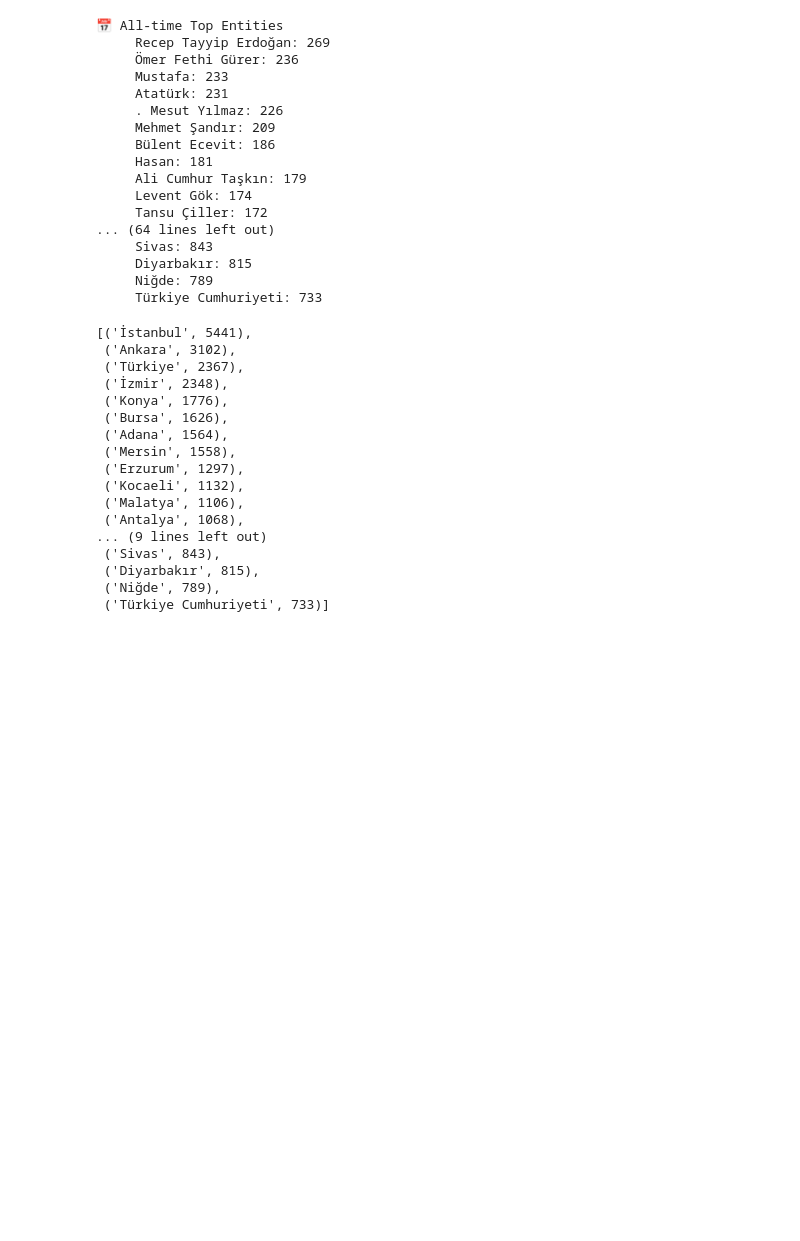
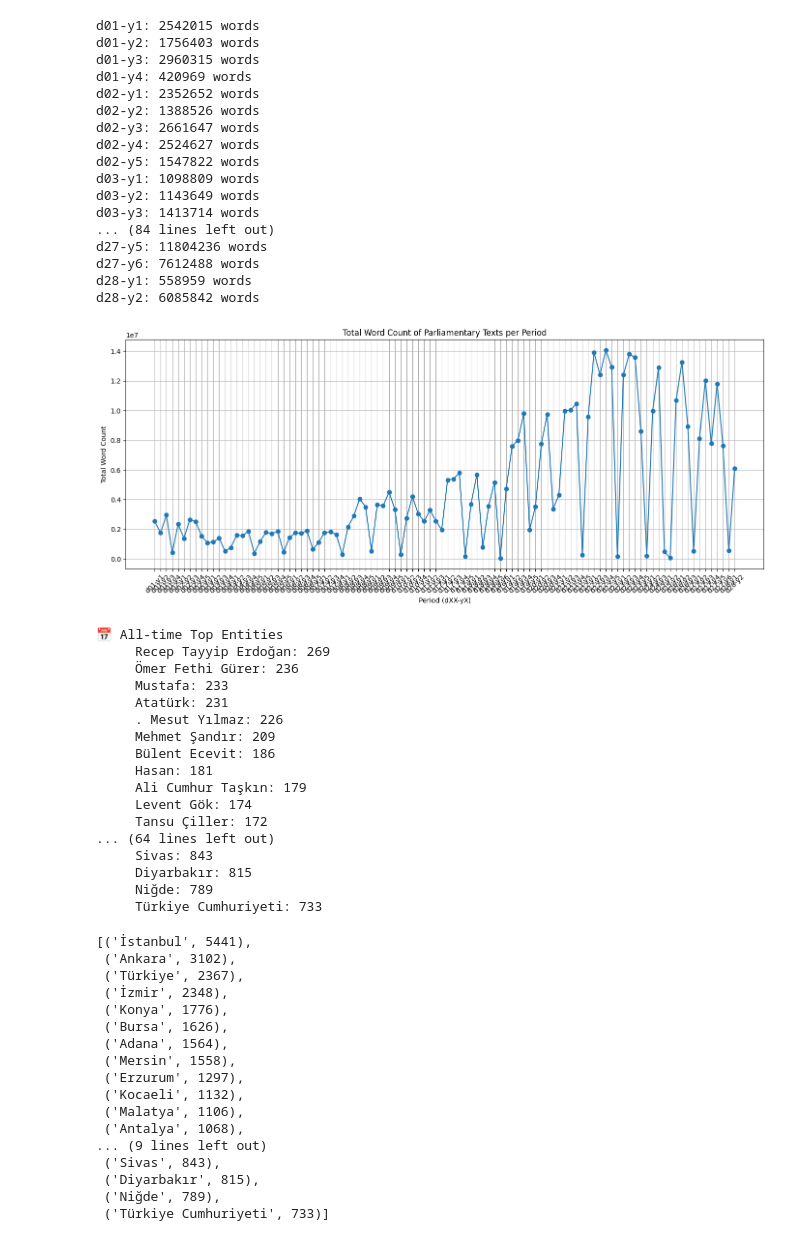
Before and after one commit to iremnuy/CMPE491, a Jupyter notebook: timeseries_entity_frequency_analysis.ipynb, the cells around one changed output. Cells and saved outputs as stored; diff of their text form; code cells hidden in the pictures; blank space fills up the shorter version.

```diff
--- a/timeseries_entity_frequency_analysis.ipynb
+++ b/timeseries_entity_frequency_analysis.ipynb
@@ -31,3 +66,62 @@ for root, dirs, files in os.walk(ENTITY_ROOT):
+# %%
+import os
+from collections import defaultdict
+
+TEXT_ROOT = "TPT/TXTs"
+text_lengths = defaultdict(int)  # period_year -> total word count
+
+# Traverse subfolders like d01-y1_txts, d24-y2_txts, etc.
+for root, dirs, files in os.walk(TEXT_ROOT):
+    for file in files:
+        if file.endswith(".txt"):
+            file_path = os.path.join(root, file)
+            period_year = os.path.basename(root).replace("_txts", "")
+            try:
+                with open(file_path, "r", encoding="utf-8") as f:
+                    text = f.read()
+                    word_count = len(text.split())
+                    text_lengths[period_year] += word_count
+            except Exception as e:
+                print(f"❌ Failed to read {file_path}: {e}")
+
+# Sort and display
+sorted_periods = sorted(text_lengths.keys())
+for p in sorted_periods:
+    print(f"{p}: {text_lengths[p]} words")
+import matplotlib.pyplot as plt
+
+# Prepare data
+x = sorted(text_lengths.keys())
+y = [text_lengths[p] for p in x]
+
+plt.figure(figsize=(14, 6))
+plt.plot(x, y, marker='o')
+plt.title("Total Word Count of Parliamentary Texts per Period")
+plt.xlabel("Period (dXX-yX)")
+plt.ylabel("Total Word Count")
+plt.xticks(rotation=45)
+plt.grid(True)
+plt.tight_layout()
+plt.show()
+# %% [output]
+d01-y1: 2542015 words
+d01-y2: 1756403 words
+d01-y3: 2960315 words
+d01-y4: 420969 words
+d02-y1: 2352652 words
+d02-y2: 1388526 words
+d02-y3: 2661647 words
+d02-y4: 2524627 words
+d02-y5: 1547822 words
+d03-y1: 1098809 words
+d03-y2: 1143649 words
+d03-y3: 1413714 words
+... (84 lines left out)
+d27-y5: 11804236 words
+d27-y6: 7612488 words
+d28-y1: 558959 words
+d28-y2: 6085842 words
+[figure, added]
 # %%
 # Helper to extract (dönem, yıl) as sortable integers
 def parse_period_year(name):
```
Also changed, not shown: parts of 6 cells of this notebook.
